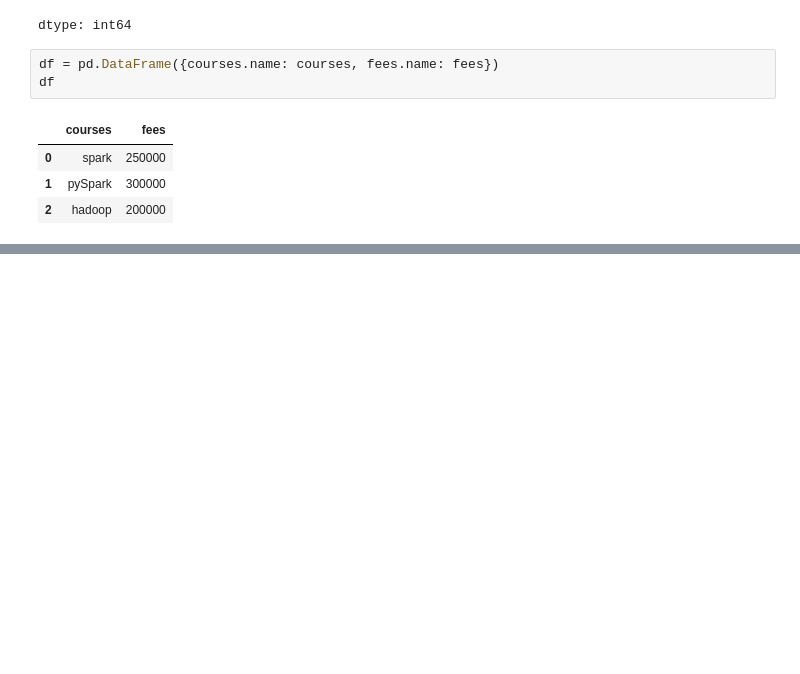
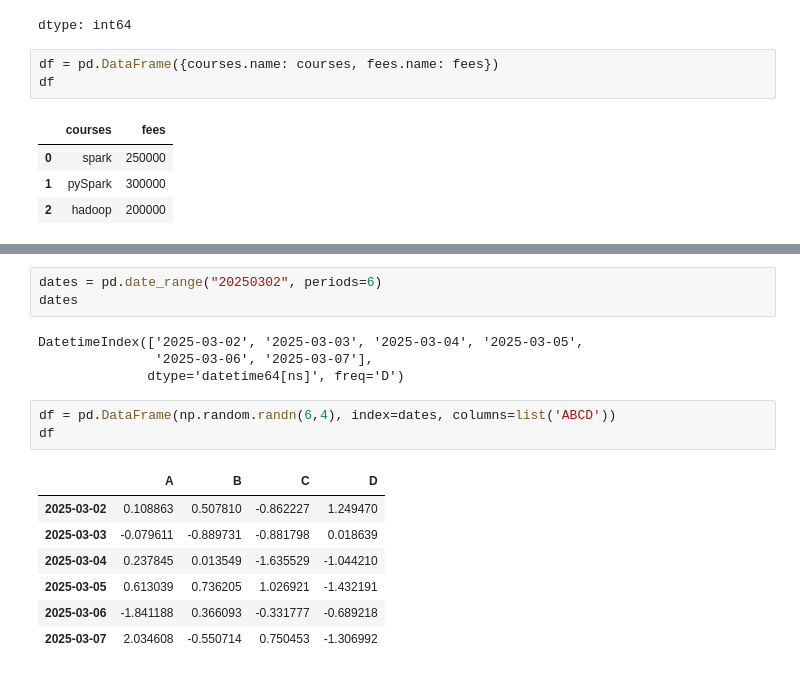
Before and after one commit to seusik1122/2025-1-myclass-BDA, a Jupyter notebook: inclass/02w_A_0317_pandas_basic.ipynb, the cells around one changed output, grey strips where cells are left out. Cells and saved outputs as stored; diff of their text form; blank space fills up the shorter version.

```diff
--- a/inclass/02w_A_0317_pandas_basic.ipynb
+++ b/inclass/02w_A_0317_pandas_basic.ipynb
@@ -311,0 +540,18 @@ df
+# %%
+dates = pd.date_range("20250302", periods=6)
+dates
+# %% [output]
+DatetimeIndex(['2025-03-02', '2025-03-03', '2025-03-04', '2025-03-05',
+               '2025-03-06', '2025-03-07'],
+              dtype='datetime64[ns]', freq='D')
+# %%
+df = pd.DataFrame(np.random.randn(6,4), index=dates, columns=list('ABCD'))
+df
+# %% [output]
+|  | A | B | C | D |
+| 2025-03-02 | 0.108863 | 0.507810 | -0.862227 | 1.249470 |
+| 2025-03-03 | -0.079611 | -0.889731 | -0.881798 | 0.018639 |
+| 2025-03-04 | 0.237845 | 0.013549 | -1.635529 | -1.044210 |
+| 2025-03-05 | 0.613039 | 0.736205 | 1.026921 | -1.432191 |
+| 2025-03-06 | -1.841188 | 0.366093 | -0.331777 | -0.689218 |
+| 2025-03-07 | 2.034608 | -0.550714 | 0.750453 | -1.306992 |
```
Also changed, not shown: parts of 50 cells of this notebook.
